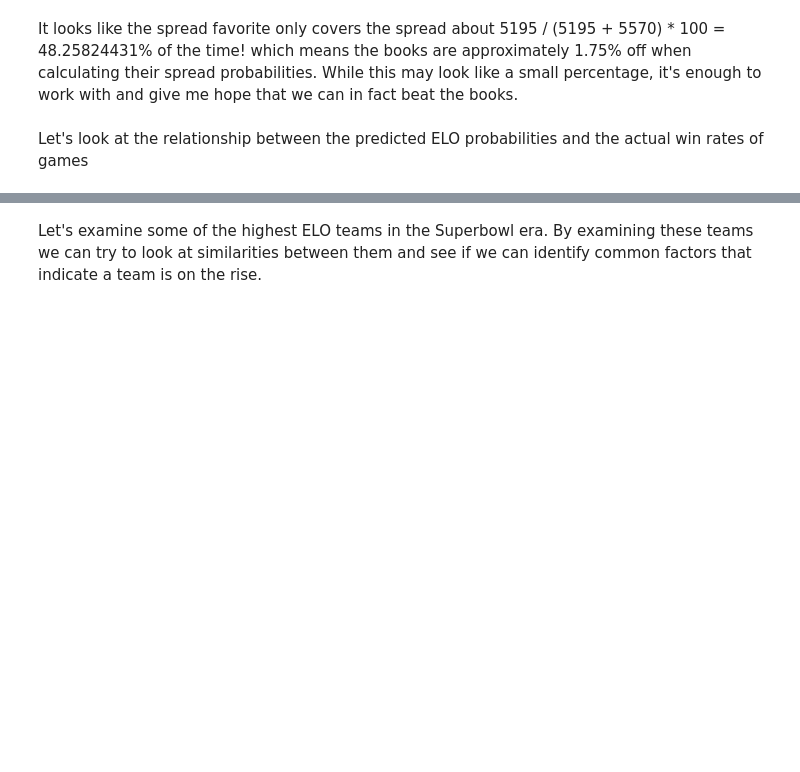
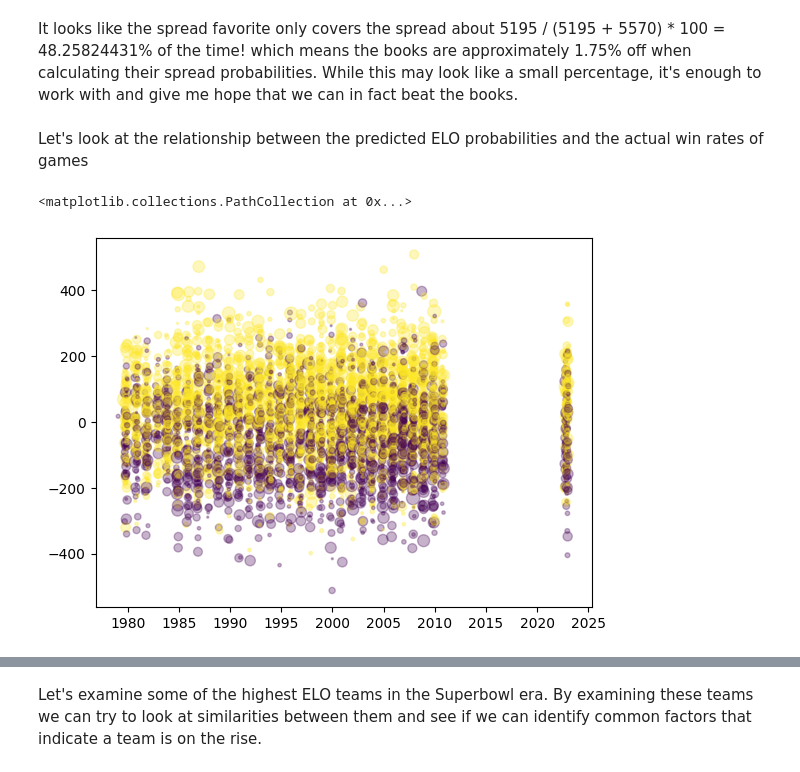
Before and after one commit to JonathanSears1/JonathanSears1.github.io, a Jupyter notebook: Beat-The-Books.ipynb, the cells around one changed output, grey strips where cells are left out. Saved outputs shown, nothing was run; the diff lists cells and outputs as text; code cells hidden in the pictures; blank space fills up the shorter version.

```diff
--- a/Beat-The-Books.ipynb
+++ b/Beat-The-Books.ipynb
@@ -586,0 +665,7 @@ box_scores_by_game
+# %%
+master_df = pd.read_csv('Data/master_df.csv',dtype={'date':object,'season':'float','neutral':object,'playoff':object,'home_team':object,'away_team':object,'qb_away':object,'qb_home':object})
+master_df['date'] = pd.to_datetime(master_df['date'])
+to_drop = ['Unnamed: 0','score2','score1','elo_home_post','elo_away_post','Unnamed: 0-away','Unnamed: 0-home','team-away','team-home']
+master_df.drop(to_drop,axis=1,inplace=True)
+master_df['home_favorite'] = master_df['team_favorite_id'] == master_df['home_abrev']
+master_df['home_winner'] = master_df['winner'] == master_df['team_home']
@@ -641,3 +715,10 @@ plt.scatter(x=master_df['elo1_pre'],y=master_df['elo2_pre'],)
+# %%
+master_df['elo_diff'] = master_df['elo_home_pre'] - master_df['elo_away_pre']
+
+plt.scatter(x=master_df['date'],y=master_df['elo_diff'],c=master_df['home_winner'],s= np.abs(master_df['point_diff'])*2, alpha = .3)
+# %% [output]
+<matplotlib.collections.PathCollection at 0x...>
+[figure, added]
 # %%
 games['total'] = games['score_away'] + games['score_home']
 highest_scoring = games.nlargest(n=250,columns='total')
```
Also changed, not shown: parts of 74 cells of this notebook, 1 other file.
